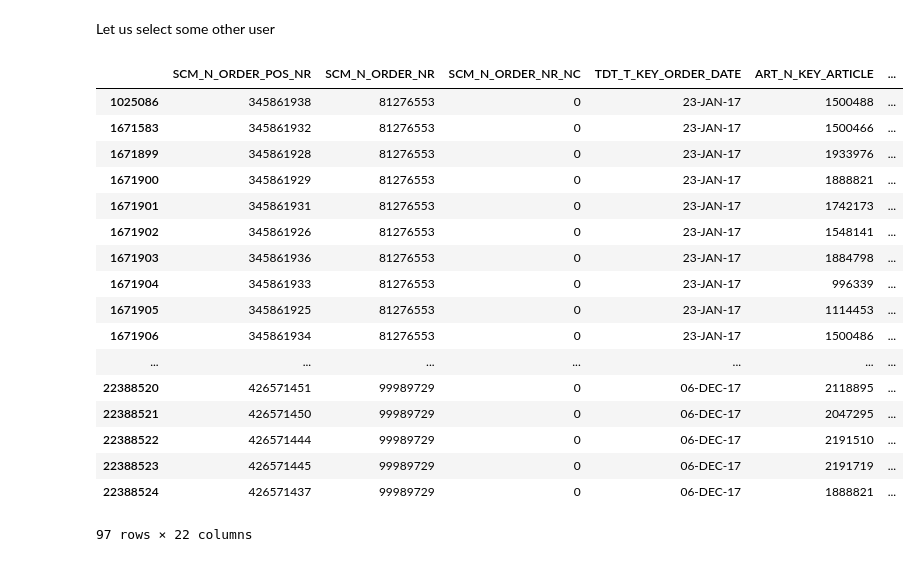
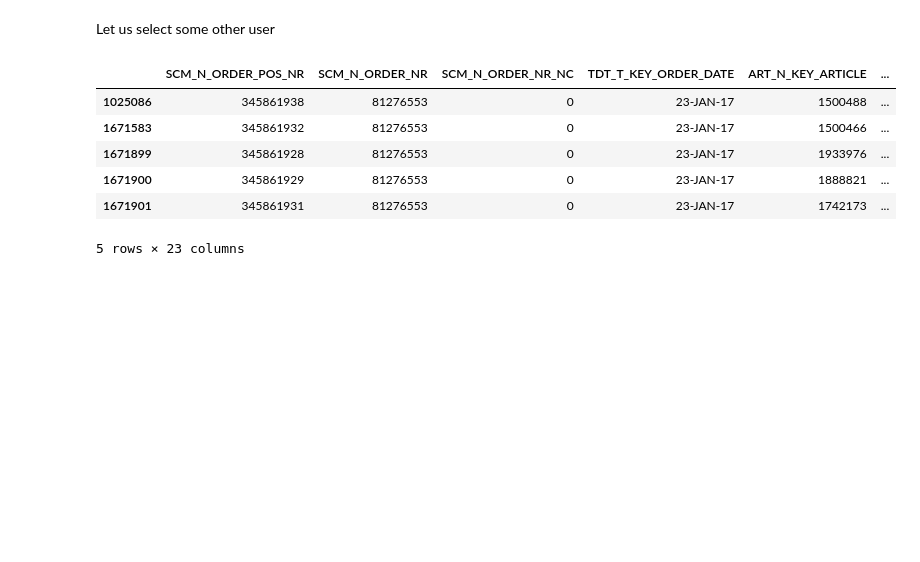
Before and after one commit to VladPrytula/RecommenderSystems, a Jupyter notebook: StepByStep Rec System.ipynb, the cells around one changed output. Saved outputs shown, nothing was run; the diff lists cells and outputs as text; code cells hidden in the pictures; blank space fills up the shorter version.

```diff
--- a/StepByStep Rec System.ipynb
+++ b/StepByStep Rec System.ipynb
@@ -7,5 +25,5 @@ from IPython.display import display, HTML
 # %%
-raw_df = pd.read_csv('export_2017.csv', encoding = "utf-8")#, nrows = 100000)
+raw_df = pd.read_csv('export_with_basket_2017.csv', encoding = "utf-8")#, nrows = 100000)
 # %%
 raw_df.head()
 # %% [output]
@@ -623,26 +629,15 @@ These recommendations seem quite good! Remember that the recommendation system h
 # %% [markdown]
 Let us select some other user
 # %%
-raw_df[raw_df['CUS_N_KEY_CUSTOMER'] == 221]
+raw_df[raw_df['CUS_N_KEY_CUSTOMER'] == 221].head()
 # %% [output]
 |  | SCM_N_ORDER_POS_NR | SCM_N_ORDER_NR | SCM_N_ORDER_NR_NC | TDT_T_KEY_ORDER_DATE | ART_N_KEY_ARTICLE | ... |
 | 1025086 | 345861938 | 81276553 | 0 | 23-JAN-17 | 1500488 | ... |
 | 1671583 | 345861932 | 81276553 | 0 | 23-JAN-17 | 1500466 | ... |
 | 1671899 | 345861928 | 81276553 | 0 | 23-JAN-17 | 1933976 | ... |
 | 1671900 | 345861929 | 81276553 | 0 | 23-JAN-17 | 1888821 | ... |
 | 1671901 | 345861931 | 81276553 | 0 | 23-JAN-17 | 1742173 | ... |
-| 1671902 | 345861926 | 81276553 | 0 | 23-JAN-17 | 1548141 | ... |
-| 1671903 | 345861936 | 81276553 | 0 | 23-JAN-17 | 1884798 | ... |
-| 1671904 | 345861933 | 81276553 | 0 | 23-JAN-17 | 996339 | ... |
-| 1671905 | 345861925 | 81276553 | 0 | 23-JAN-17 | 1114453 | ... |
-| 1671906 | 345861934 | 81276553 | 0 | 23-JAN-17 | 1500486 | ... |
-| ... | ... | ... | ... | ... | ... | ... |
-| 22388520 | 426571451 | 99989729 | 0 | 06-DEC-17 | 2118895 | ... |
-| 22388521 | 426571450 | 99989729 | 0 | 06-DEC-17 | 2047295 | ... |
-| 22388522 | 426571444 | 99989729 | 0 | 06-DEC-17 | 2191510 | ... |
-| 22388523 | 426571445 | 99989729 | 0 | 06-DEC-17 | 2191719 | ... |
-| 22388524 | 426571437 | 99989729 | 0 | 06-DEC-17 | 1888821 | ... |
-97 rows × 22 columns
+5 rows × 23 columns
 # %%
 r_df , _ = rec_items(221, product_train, user_vecs, item_vecs, customers_arr, products_arr, item_lookup,
                        num_items = 10)
```
Also changed, not shown: parts of 66 cells of this notebook, 1 other file.
